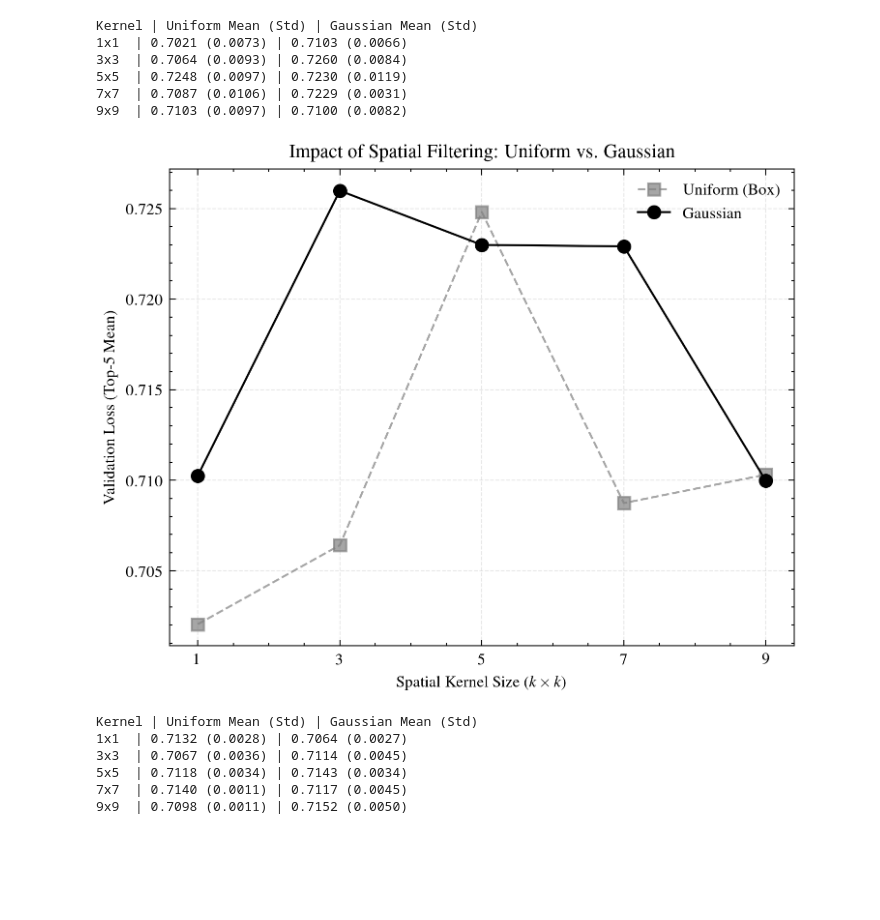
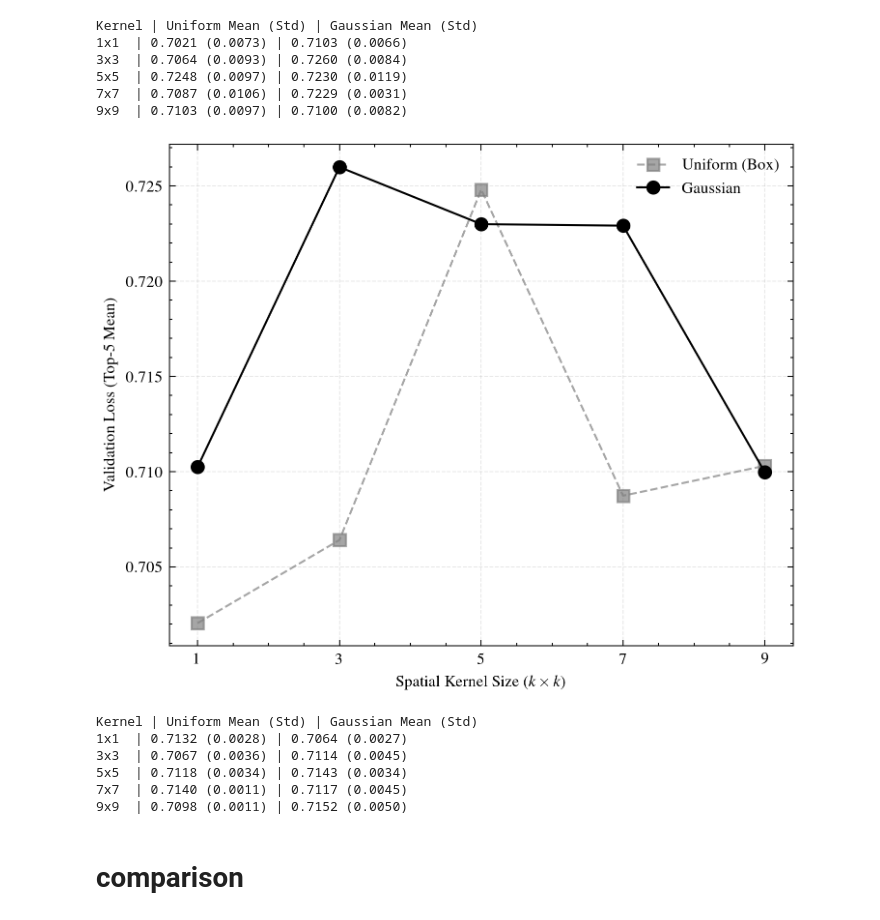
Before and after one commit to mlewandowski0/sillicon-retina, a Jupyter notebook: paper-figures/analysis_saliency.ipynb, the cells around one changed output. Saved outputs shown, nothing was run; the diff lists cells and outputs as text; code cells hidden in the pictures; blank space fills up the shorter version.

```diff
--- a/paper-figures/analysis_saliency.ipynb
+++ b/paper-figures/analysis_saliency.ipynb
@@ -772,35 +858,35 @@ fig, ax = plt.subplots(figsize=(5, 4), dpi=300)
 # Plot Uniform Kernel
 """
 ax.errorbar(sizes, uniform_mean, yerr=uniform_std, fmt='s--',
             color='gray', label='Uniform (Box)',
             capsize=3, markersize=4, alpha=0.7)
 """
 ax.plot(sizes, uniform_mean, 's--', color='gray', label='Uniform (Box)', alpha=0.7)
 
 # Plot Gaussian Kernel
 """
 ax.errorbar(sizes, gauss_mean, yerr=gauss_std, fmt='o-',
             color='C0', label='Gaussian (Bio-inspired)',
             capsize=3, markersize=4)
 """
 ax.plot(sizes, gauss_mean, 'o-', color='C0', label='Gaussian')
 
 # Formatting
 ax.set_xlabel('Spatial Kernel Size ($k \\times k$)')
 ax.set_ylabel('Validation Loss (Top-5 Mean)')
 ax.set_xticks(sizes)
-ax.set_title('Impact of Spatial Filtering: Uniform vs. Gaussian')
+#ax.set_title('Impact of Spatial Filtering: Uniform vs. Gaussian')
 ax.legend()
 ax.grid(True, linestyle='--', alpha=0.3)
 
 # Optional: Zoom in on the y-axis if the differences are small
 # ax.set_ylim(0.69, 0.73)
 
 plt.tight_layout()
 plt.savefig('spatial_kernel_ablation_final.png')
 plt.show()
 # %% [output]
-[figure, old version]
+[figure, new version]
 # %%
 df = pd.read_csv(os.path.join("analysis", "kernel_sweep_train_loss.csv"))
 
@@ -851,3 +937,5 @@ Kernel | Uniform Mean (Std) | Gaussian Mean (Std)
 5x5  | 0.7118 (0.0034) | 0.7143 (0.0034)
 7x7  | 0.7140 (0.0011) | 0.7117 (0.0045)
 9x9  | 0.7098 (0.0011) | 0.7152 (0.0050)
+# %% [markdown]
+# comparison
```
Also changed, not shown: parts of 9 cells of this notebook, 10 other files.
